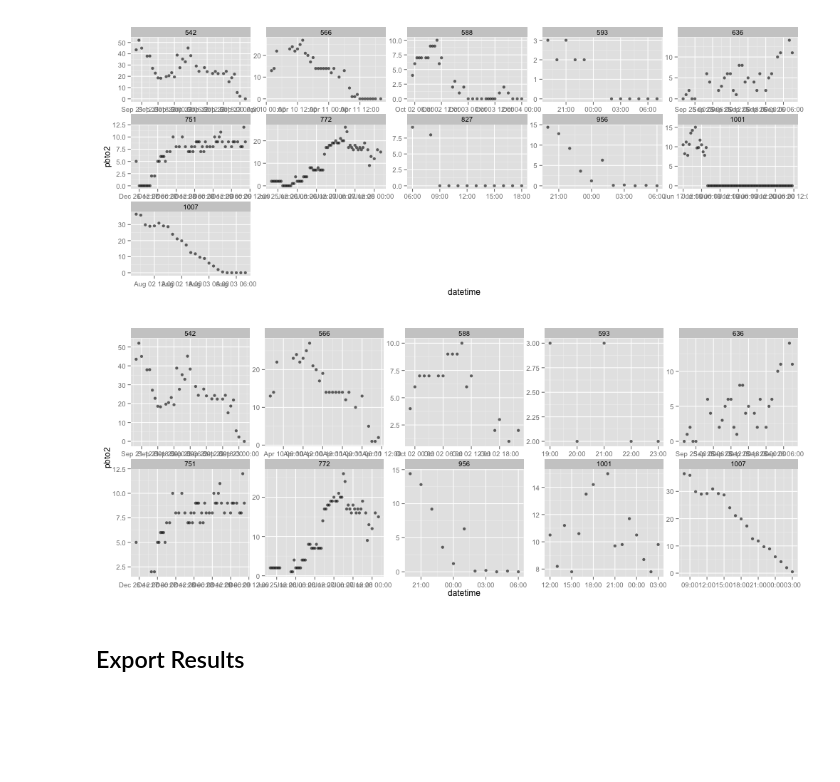
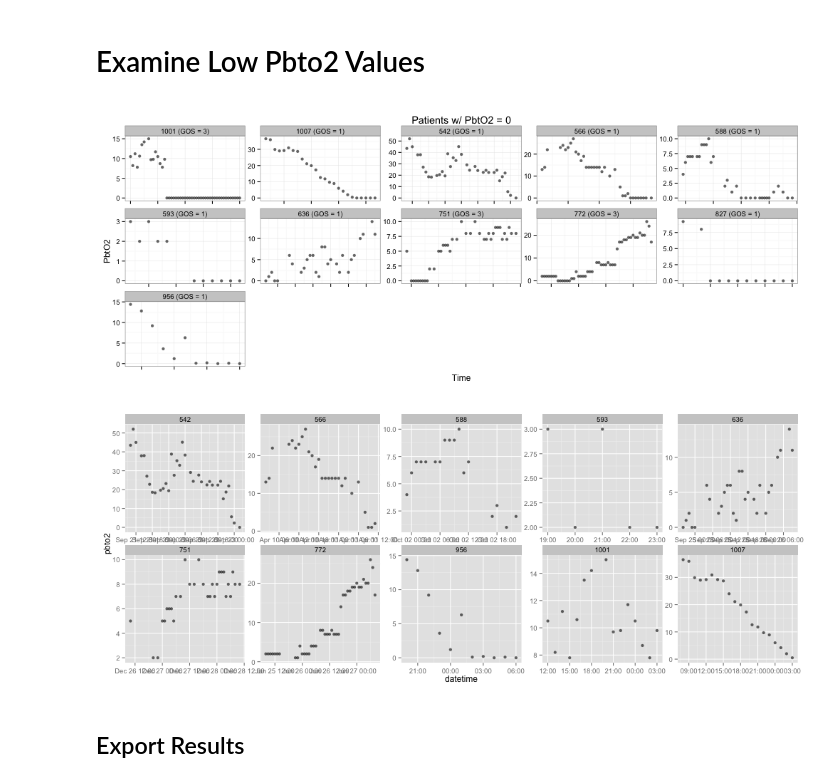
Before and after one commit to eric-czech/portfolio, a Jupyter notebook: demonstrative/python/notebooks/pbto2/2_data_models_long.ipynb, the cells around one changed output. Cells and saved outputs as stored; diff of their text form; code cells hidden in the pictures; blank space fills up the shorter version.

Commit message:
pbto2 feature notebooks

```diff
--- a/demonstrative/python/notebooks/pbto2/2_data_models_long.ipynb
+++ b/demonstrative/python/notebooks/pbto2/2_data_models_long.ipynb
@@ -11,8 +11,19 @@ d = d[['uid', 'tsi_min', 'tsa_min', 'datetime', 'age', 'sex', 'marshall', 'gcs',
 d = d[~d['gos-3'].isnull()]
 d = d[~d['marshall'].isnull()]
 d = d[~d['pbto2'].isnull()]
-d = d[d['tsa_min'] < 4320]
-#d = d[d['tsi_min'] <= 4320]
+
+# 72 hour filters
+#d = d[d['tsa_min'] < 4320]
+#d = d[d['tsi_min'] < 4320]
+
+# 48 hour filters
+d = d[d['tsa_min'] <= 2880]
+#d = d[d['tsi_min'] <= 2880]
+
+# 24 hour filters
+#d = d[d['tsa_min'] <= 1440]
+#d = d[d['tsi_min'] <= 2880]
+
 #d = d[d['tsi_min'] <= 1440]
 #d = d[d['tsi_min'] <= 2880]
 #d = d[d['pbto2'] > 0]
@@ -43,17 +70,21 @@ memory usage: 1.4 MB
+# %% [markdown]
+# Examine Low Pbto2 Values
 # %%
 uids = d[d['pbto2'] <= 0]['uid'].unique()
 d_plt = d[d['uid'].isin(uids)]
 # %%
 %%R -i d_plt -w 1000 -h 400 -u px
 library(dplyr)
 library(ggplot2)
 
-d_plt %>% select(pbto2, uid, datetime) %>%
-    mutate(pbto2 = as.numeric(pbto2), uid=factor(as.integer(uid))) %>%
+d_plt %>% select(pbto2, uid, datetime, gos.3) %>%
+    mutate(pbto2 = as.numeric(pbto2), uid=factor(paste(uid, ' (GOS = ', gos.3, ')', sep=''))) %>%
     ggplot(aes(x=datetime, y=pbto2)) + geom_point(alpha=.6) +
-    facet_wrap(~uid, ncol=5, scales='free')
+    facet_wrap(~uid, ncol=5, scales='free') +
+    theme_bw() + theme(axis.text.x=element_blank()) + xlab('Time') + ylab('PbtO2') +
+    ggtitle('Patients w/ PbtO2 = 0')
 # %% [output]
-[figure, old version]
+[figure, new version]
 # %%
 # Based on the above remove certain uids or measurements that seem unrealistic
 def remove_after_first_zero(d, var, uids):
@@ -85,7 +116,7 @@ d_plt %>% select(pbto2, uid, datetime) %>%
     ggplot(aes(x=datetime, y=pbto2)) + geom_point(alpha=.6) +
     facet_wrap(~uid, ncol=5, scales='free')
 # %% [output]
-[figure, old version]
+[figure, new version]
 # %% [markdown]
 ## Export Results
 # %%
```
Also changed, not shown: parts of 8 cells of this notebook, 2 other files.
